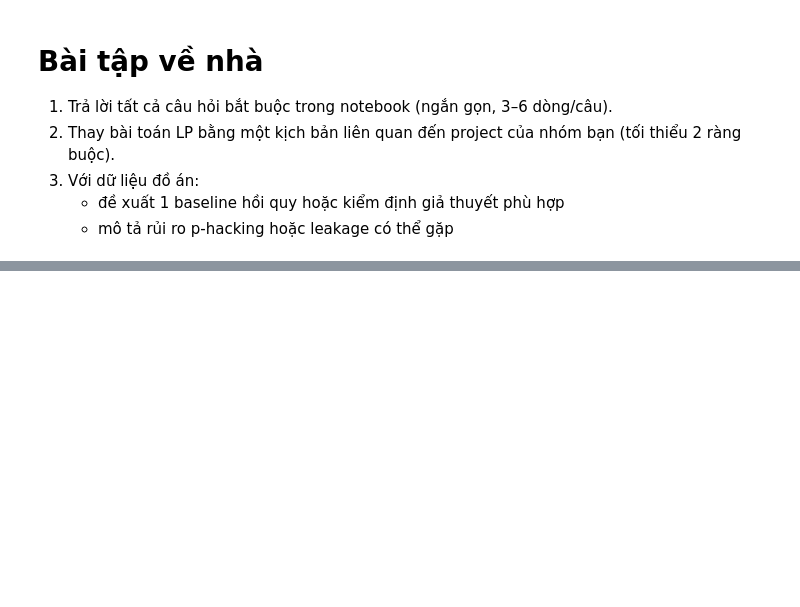
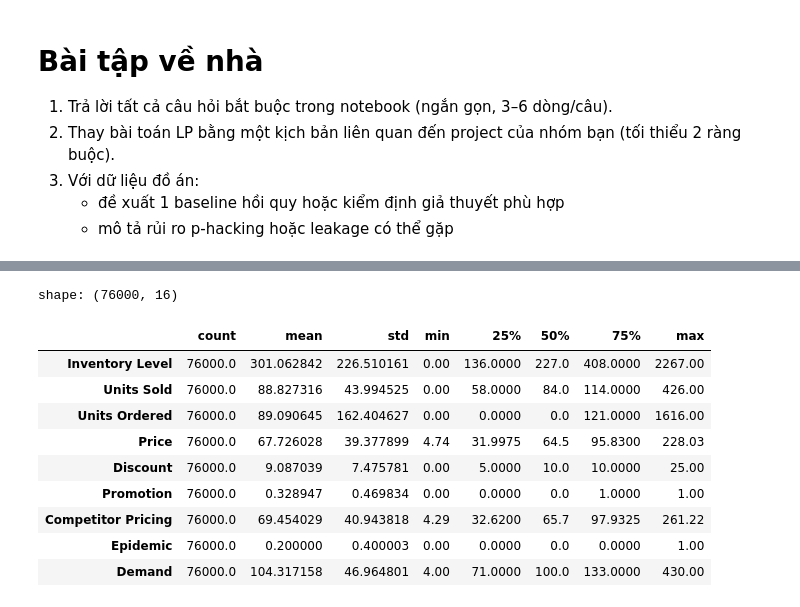
Before and after one commit to ngyxntthaoo/IS6404.CH201-Phan-tich-du-lieu-nang-cao, a Jupyter notebook: Lab_4_Traditional_Data_Analysis.ipynb, the cells around one changed output, grey strips where cells are left out. Saved outputs shown, nothing was run; the diff lists cells and outputs as text; code cells hidden in the pictures; blank space fills up the shorter version.

```diff
--- a/Lab_4_Traditional_Data_Analysis.ipynb
+++ b/Lab_4_Traditional_Data_Analysis.ipynb
@@ -381,0 +542,13 @@ plt.show()
+# %%
+import kagglehub
+from kagglehub import KaggleDatasetAdapter
+
+file_path = "sales_data.csv"
+
+df = kagglehub.load_dataset(
+    KaggleDatasetAdapter.PANDAS,
+    "atomicd/retail-store-inventory-and-demand-forecasting",
+    file_path,
+)
+
+df.head()
@@ -381,0 +563,15 @@ plt.show()
+# %%
+print("shape:", df.shape)
+df.describe().T.head(12)
+# %% [output]
+shape: (76000, 16)
+|  | count | mean | std | min | 25% | 50% | 75% | max |
+| Inventory Level | 76000.0 | 301.062842 | 226.510161 | 0.00 | 136.0000 | 227.0 | 408.0000 | 2267.00 |
+| Units Sold | 76000.0 | 88.827316 | 43.994525 | 0.00 | 58.0000 | 84.0 | 114.0000 | 426.00 |
+| Units Ordered | 76000.0 | 89.090645 | 162.404627 | 0.00 | 0.0000 | 0.0 | 121.0000 | 1616.00 |
+| Price | 76000.0 | 67.726028 | 39.377899 | 4.74 | 31.9975 | 64.5 | 95.8300 | 228.03 |
+| Discount | 76000.0 | 9.087039 | 7.475781 | 0.00 | 5.0000 | 10.0 | 10.0000 | 25.00 |
+| Promotion | 76000.0 | 0.328947 | 0.469834 | 0.00 | 0.0000 | 0.0 | 1.0000 | 1.00 |
+| Competitor Pricing | 76000.0 | 69.454029 | 40.943818 | 4.29 | 32.6200 | 65.7 | 97.9325 | 261.22 |
+| Epidemic | 76000.0 | 0.200000 | 0.400003 | 0.00 | 0.0000 | 0.0 | 0.0000 | 1.00 |
+| Demand | 76000.0 | 104.317158 | 46.964801 | 4.00 | 71.0000 | 100.0 | 133.0000 | 430.00 |
```
Also changed, not shown: parts of 31 cells of this notebook.
